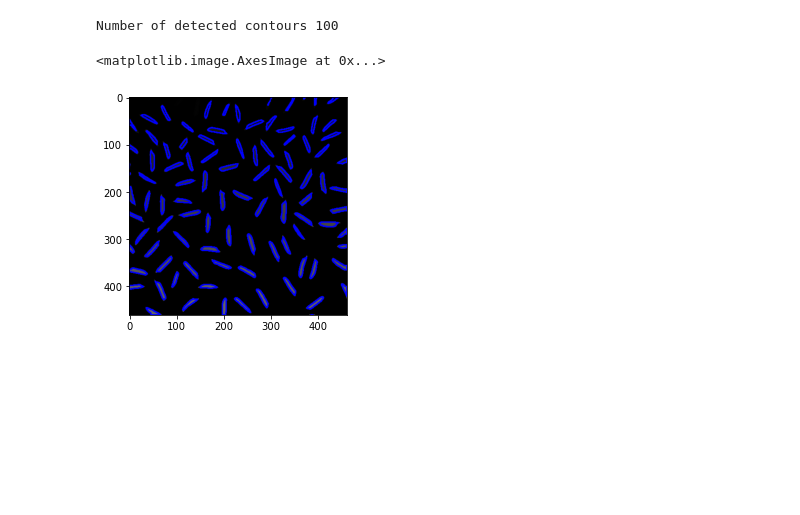
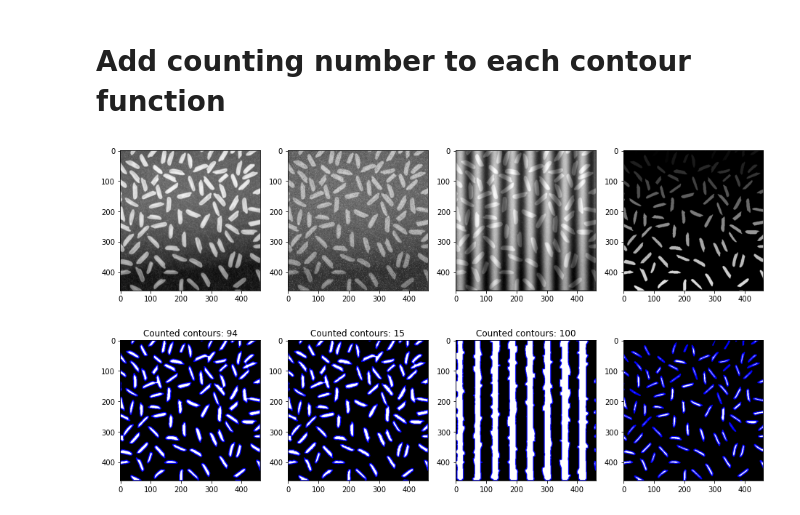
Before and after one commit to nvhoang55/Nhom-11__XLA__Project, a Jupyter notebook: bai-1/bai-1-set-1.ipynb, the cells around one changed output. Cells and saved outputs as stored; diff of their text form; code cells hidden in the pictures; blank space fills up the shorter version.

```diff
--- a/bai-1/bai-1-set-1.ipynb
+++ b/bai-1/bai-1-set-1.ipynb
@@ -60,5 +70,12 @@ Sử dụng ngưỡng thích ứng cục bộ (adaptive local threshold). Thuậ
 # %%
-output_adapthresh = cv.adaptiveThreshold(blur, 255, cv.ADAPTIVE_THRESH_MEAN_C, cv.THRESH_BINARY, 301, 0)  #set 1
+# output_adapthresh = cv.adaptiveThreshold(blur, 255, cv.ADAPTIVE_THRESH_MEAN_C, cv.THRESH_BINARY, 301, 0)  #set 1
 # output_adapthresh = cv.adaptiveThreshold(blur, 255, cv.ADAPTIVE_THRESH_GAUSSIAN_C, cv.THRESH_BINARY, 201, 10) #set 2
-plt.imshow(output_adapthresh, cmap='gray')
+# plt.imshow(output_adapthresh, cmap='gray')
+def apply_thresh_hold(image):
+    return cv.adaptiveThreshold(image, 255, cv.ADAPTIVE_THRESH_MEAN_C, cv.THRESH_BINARY, 301, 0)
+
+
+images = list(map(apply_thresh_hold, images))
+
+show_all_images()
 # %% [output]
@@ -111,0 +107,9 @@ Số hạt gạo là số contour đã vẽ
+# %%
+# kernel = np.ones((13,13),np.uint8) #set 2
+def apply_morphological_erosion(image):
+    kernel = np.ones((5, 5), np.uint8)  #set 1
+    return cv.erode(image, kernel)
+
+images = list(map(apply_morphological_erosion, images))
+
+show_all_images()
@@ -112,11 +118,20 @@ Số hạt gạo là số contour đã vẽ
+# %% [markdown]
+# Add counting number to each contour function
 # %%
-contours, _ = cv.findContours(output_erosion, cv.RETR_EXTERNAL, cv.CHAIN_APPROX_SIMPLE)  #set 1
-# contours, _ = cv.findContours(~output_erosion, cv.RETR_EXTERNAL, cv.CHAIN_APPROX_SIMPLE) #set 2
-output_contour = cv.cvtColor(current_image, cv.COLOR_GRAY2BGR)
-cv.drawContours(output_contour, contours, -1, (0, 0, 255), 2)
-print("Number of detected contours", len(contours))
-plt.imshow(output_contour, cmap='gray')
+titles = []
+def apply_find_contours(image):
+
+    contours, _ = cv.findContours(image, cv.RETR_EXTERNAL, cv.CHAIN_APPROX_SIMPLE)  #set 1
+    titles.append('Counted contours: ' + str(len(contours)))
+
+    # Draw contour
+    output_contour = cv.cvtColor(image, cv.COLOR_GRAY2BGR)
+    return cv.drawContours(output_contour, contours, -1, (0, 0, 255), 2)
+
+images = list(map(apply_find_contours, images))
+
+show_all_images(showed_images=original_images)
+show_all_images(showed_images=images, titles=titles)
 # %% [output]
-Number of detected contours 100
-<matplotlib.image.AxesImage at 0x...>
-[figure, old version]
+[figure, new version]
+[figure, added]
```
Also changed, not shown: parts of 19 cells of this notebook, 12 other files.
